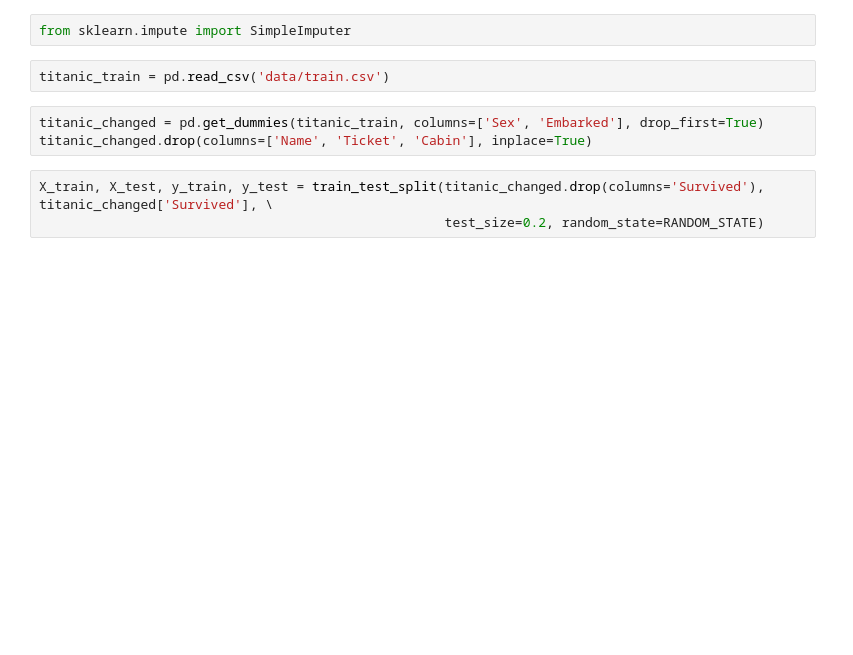
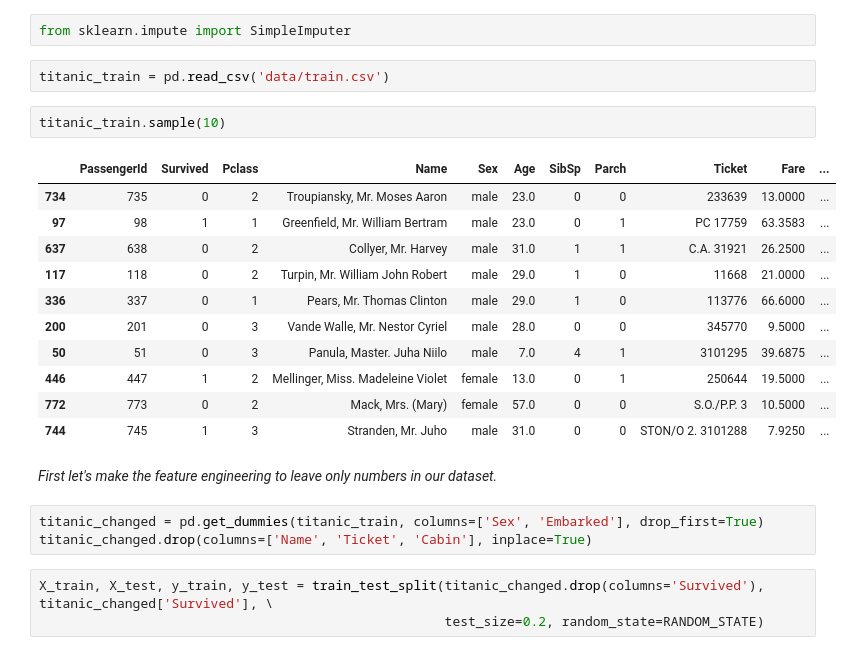
Before and after one commit to kesepkina/RS-ML-Cross-Check-2, a Jupyter notebook: 7_Trees_and_Ensembles.ipynb, the cells around one changed output. Cells and saved outputs as stored; diff of their text form; blank space fills up the shorter version.

```diff
--- a/7_Trees_and_Ensembles.ipynb
+++ b/7_Trees_and_Ensembles.ipynb
@@ -801,6 +920,22 @@ Draw the best tree decision making process. You may use [sklearn.tree.prot_tree]
 from sklearn.impute import SimpleImputer
 # %%
 titanic_train = pd.read_csv('data/train.csv')
+# %%
+titanic_train.sample(10)
+# %% [output]
+|  | PassengerId | Survived | Pclass | Name | Sex | Age | SibSp | Parch | Ticket | Fare | ... |
+| 734 | 735 | 0 | 2 | Troupiansky, Mr. Moses Aaron | male | 23.0 | 0 | 0 | 233639 | 13.0000 | ... |
+| 97 | 98 | 1 | 1 | Greenfield, Mr. William Bertram | male | 23.0 | 0 | 1 | PC 17759 | 63.3583 | ... |
+| 637 | 638 | 0 | 2 | Collyer, Mr. Harvey | male | 31.0 | 1 | 1 | C.A. 31921 | 26.2500 | ... |
+| 117 | 118 | 0 | 2 | Turpin, Mr. William John Robert | male | 29.0 | 1 | 0 | 11668 | 21.0000 | ... |
+| 336 | 337 | 0 | 1 | Pears, Mr. Thomas Clinton | male | 29.0 | 1 | 0 | 113776 | 66.6000 | ... |
+| 200 | 201 | 0 | 3 | Vande Walle, Mr. Nestor Cyriel | male | 28.0 | 0 | 0 | 345770 | 9.5000 | ... |
+| 50 | 51 | 0 | 3 | Panula, Master. Juha Niilo | male | 7.0 | 4 | 1 | 3101295 | 39.6875 | ... |
+| 446 | 447 | 1 | 2 | Mellinger, Miss. Madeleine Violet | female | 13.0 | 0 | 1 | 250644 | 19.5000 | ... |
+| 772 | 773 | 0 | 2 | Mack, Mrs. (Mary) | female | 57.0 | 0 | 0 | S.O./P.P. 3 | 10.5000 | ... |
+| 744 | 745 | 1 | 3 | Stranden, Mr. Juho | male | 31.0 | 0 | 0 | STON/O 2. 3101288 | 7.9250 | ... |
+# %% [markdown]
+*First let's make the feature engineering to leave only numbers in our dataset.*
 # %%
 titanic_changed = pd.get_dummies(titanic_train, columns=['Sex', 'Embarked'], drop_first=True)
 titanic_changed.drop(columns=['Name', 'Ticket', 'Cabin'], inplace=True)
```
Also changed, not shown: parts of 46 cells of this notebook, 2 other files.
